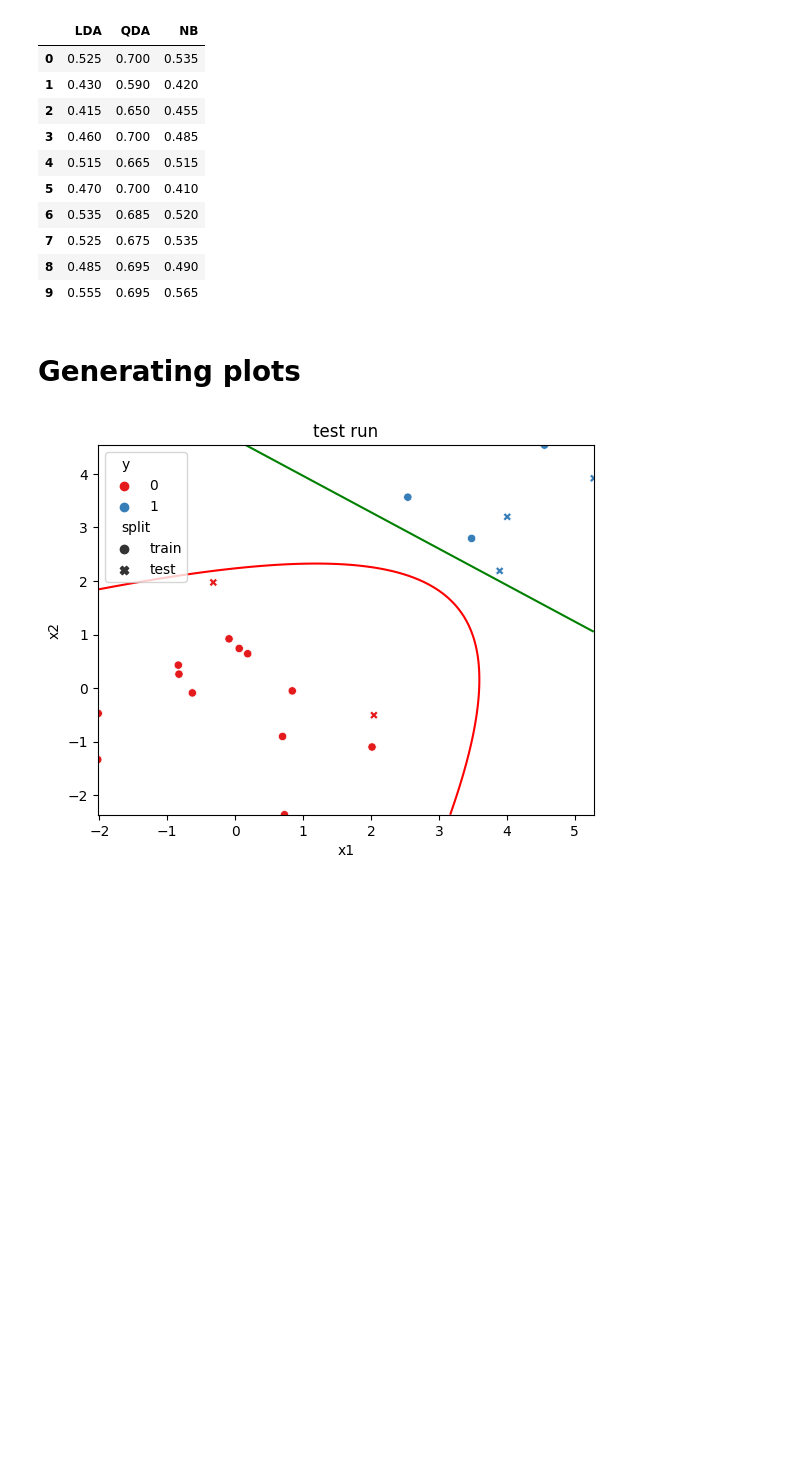
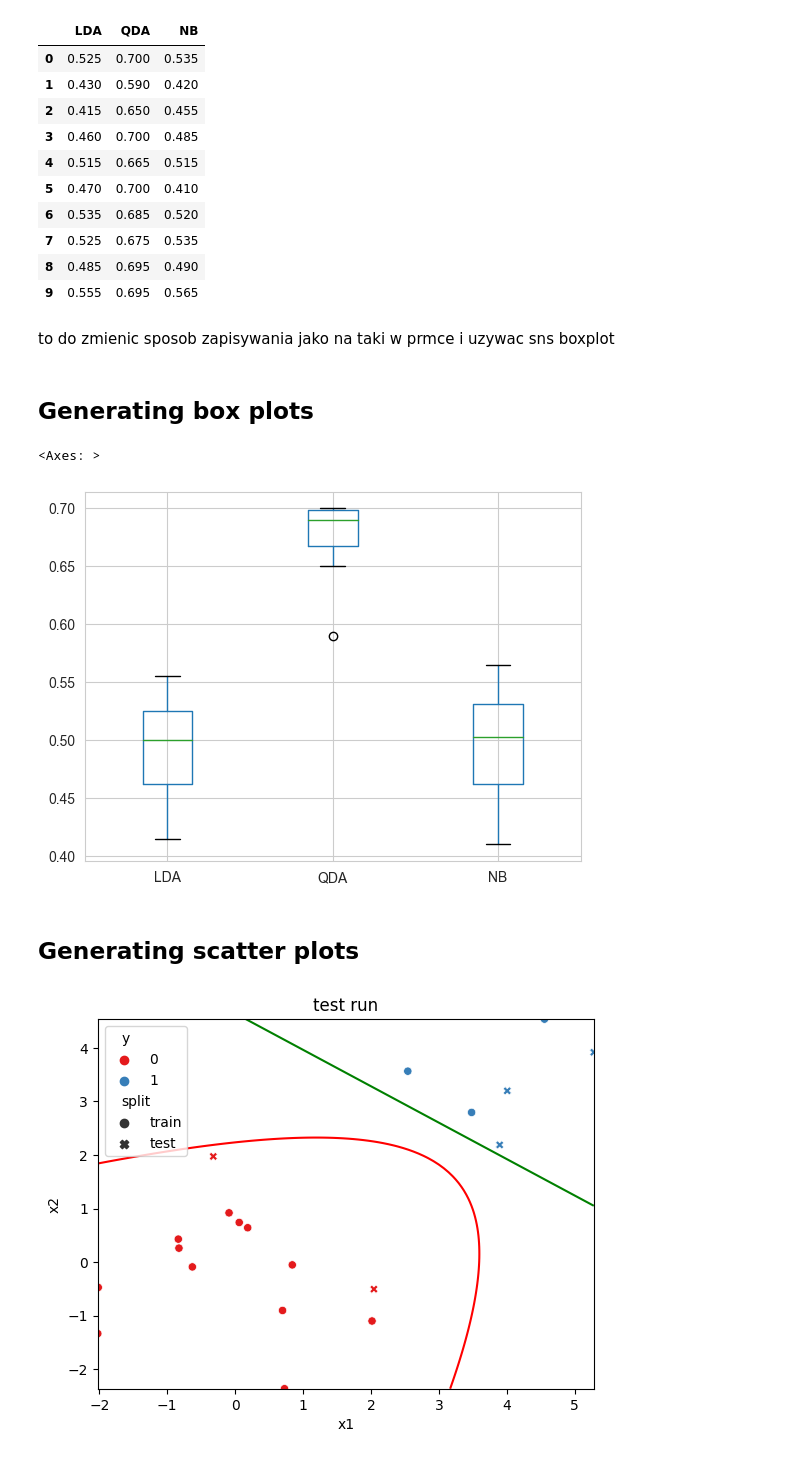
Before and after one commit to nizwant/adv_ml_labs, a Jupyter notebook: adv_ml.ipynb, the cells around one changed output. Saved outputs shown, nothing was run; the diff lists cells and outputs as text; code cells hidden in the pictures; blank space fills up the shorter version.

Commit message:
different approach for data storing and boxplot

```diff
--- a/adv_ml.ipynb
+++ b/adv_ml.ipynb
@@ -358,8 +358,21 @@ accuracies_df
 | 7 | 0.525 | 0.675 | 0.535 |
 | 8 | 0.485 | 0.695 | 0.490 |
 | 9 | 0.555 | 0.695 | 0.565 |
+# %% [markdown]
+to do zmienic sposob zapisywania jako na taki w prmce i uzywac sns boxplot
 # %% [markdown]
-# Generating plots
+## Generating box plots
+# %%
+accuracies_df = pd.DataFrame(accuracies[0.1])
+
+sns.set_style("whitegrid")
+accuracies_df.boxplot()
+# sns.boxplot(x = 'day', y = 'total_bill', data = tips)
+# %% [output]
+<Axes: >
+[figure, added]
+# %% [markdown]
+## Generating scatter plots
 # %%
 def generate_scatter_plot(train, test, title):
     """
```
